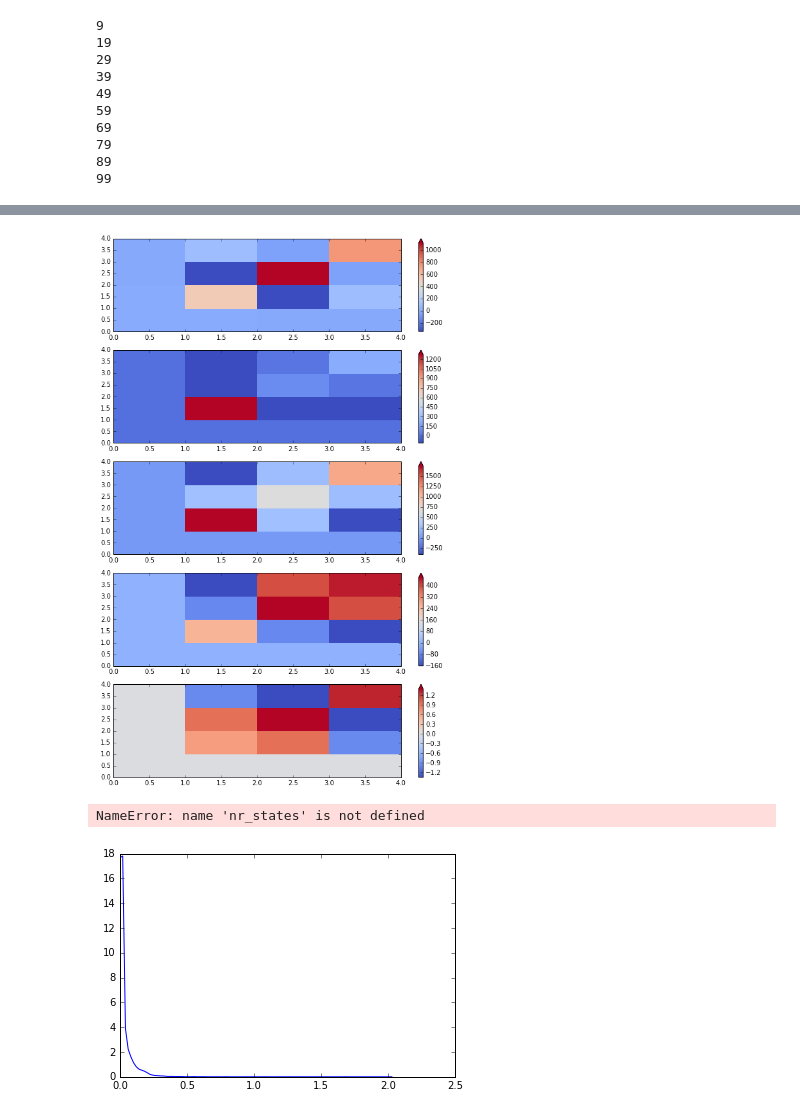
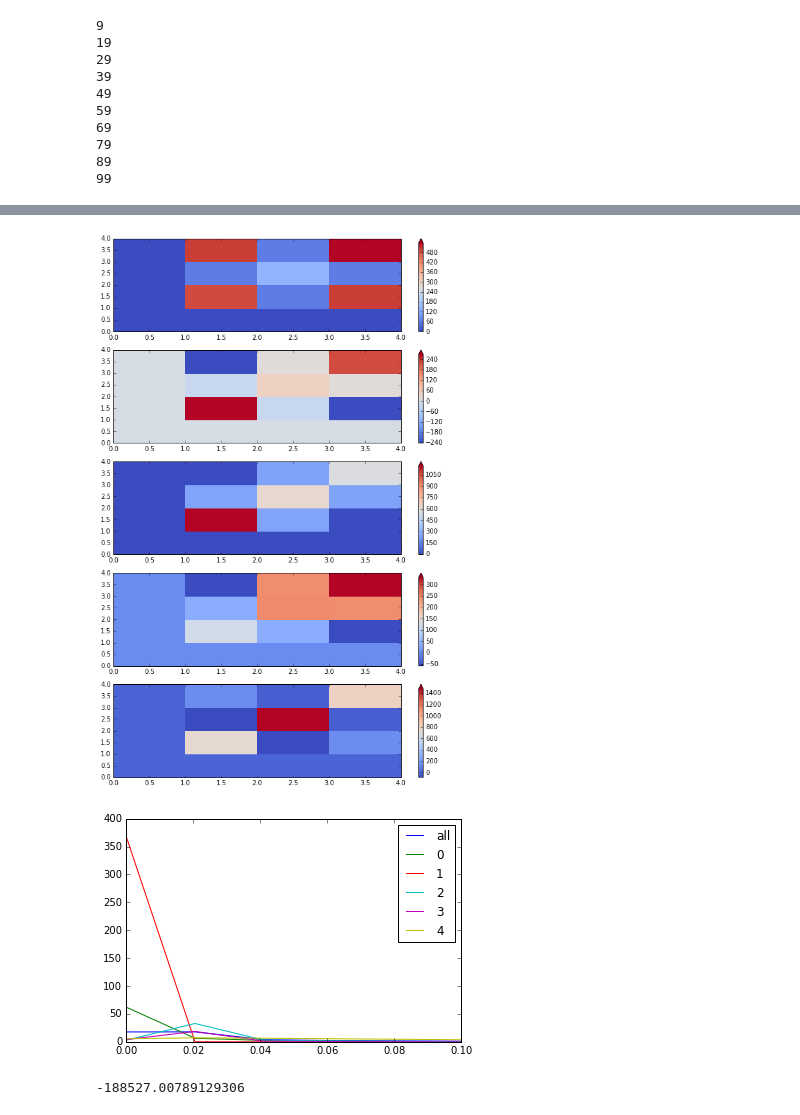
Before and after one commit to wadpac/hsmm4acc, a Jupyter notebook: notebooks/HSMM.ipynb, the cells around one changed output, grey strips where cells are left out. Drawn from its saved outputs; the diff is of its cells as text; code cells hidden in the pictures.

Commit message:
More exploring of the hsmm models

```diff
--- a/notebooks/HSMM.ipynb
+++ b/notebooks/HSMM.ipynb
@@ -117,0 +120,14 @@ plt.show()
+# %%
+fig, axs = plt.subplots(model.num_states, sharex=True, sharey=True, figsize=(15,15))
+colours = cm.rainbow(np.linspace(0, 1, model.num_states))
+for i, (ax, colour) in enumerate(zip(axs, colours)):
+    # Use fancy indexing to plot data in each state.
+    data_to_plot = data['acceleration'].copy()
+    data_to_plot[model.stateseqs[0] != i] = 0
+    data_to_plot.plot(ax=ax)
+    #ax.plot(plotdata, ".-")
+    ax.set_title("{0}th hidden state".format(i))
+
+    ax.grid(True)
+
+plt.show()
@@ -180,27 +210,26 @@ for i in range(model.num_states):
 #colorbar()
 show()
 # %% [output]
-[figure, old version]
+[figure, new version]
 # %%
 from scipy.stats.kde import gaussian_kde
 
 variable = "acceleration"
 
 fig, ax = subplots()
 #day1_5sec.hist(variable, bins=100)
-vals = day1_5sec[variable]
+vals = data[variable]
 kde = gaussian_kde(vals)
 d = np.linspace(min(vals), max(vals), 100)
 p = plot(d, kde(d), label="all")
 
-for i in range(nr_states):
+for i in range(model.num_states):
     mask = hidden_states == i
-    kde = gaussian_kde(vals[mask])
-    plot(d, kde(d), label=str(i))
-    #p = plt.hist(day1_5sec[mask][variable], bins=100)
+    if(sum(mask)>0):
+        kde = gaussian_kde(vals[mask])
+        plot(d, kde(d), label=str(i))
 ax.set_xlim(0,0.1)
 legend()
 show()
 # %% [output]
-NameError: name 'nr_states' is not defined
-[figure, old version]
+[figure, new version]
@@ -208,0 +236,4 @@ column_names
+# %%
+model.log_likelihood()
+# %% [output]
+-188527.00789129306
```
Also changed, not shown: parts of 11 cells of this notebook, 1 other file.
